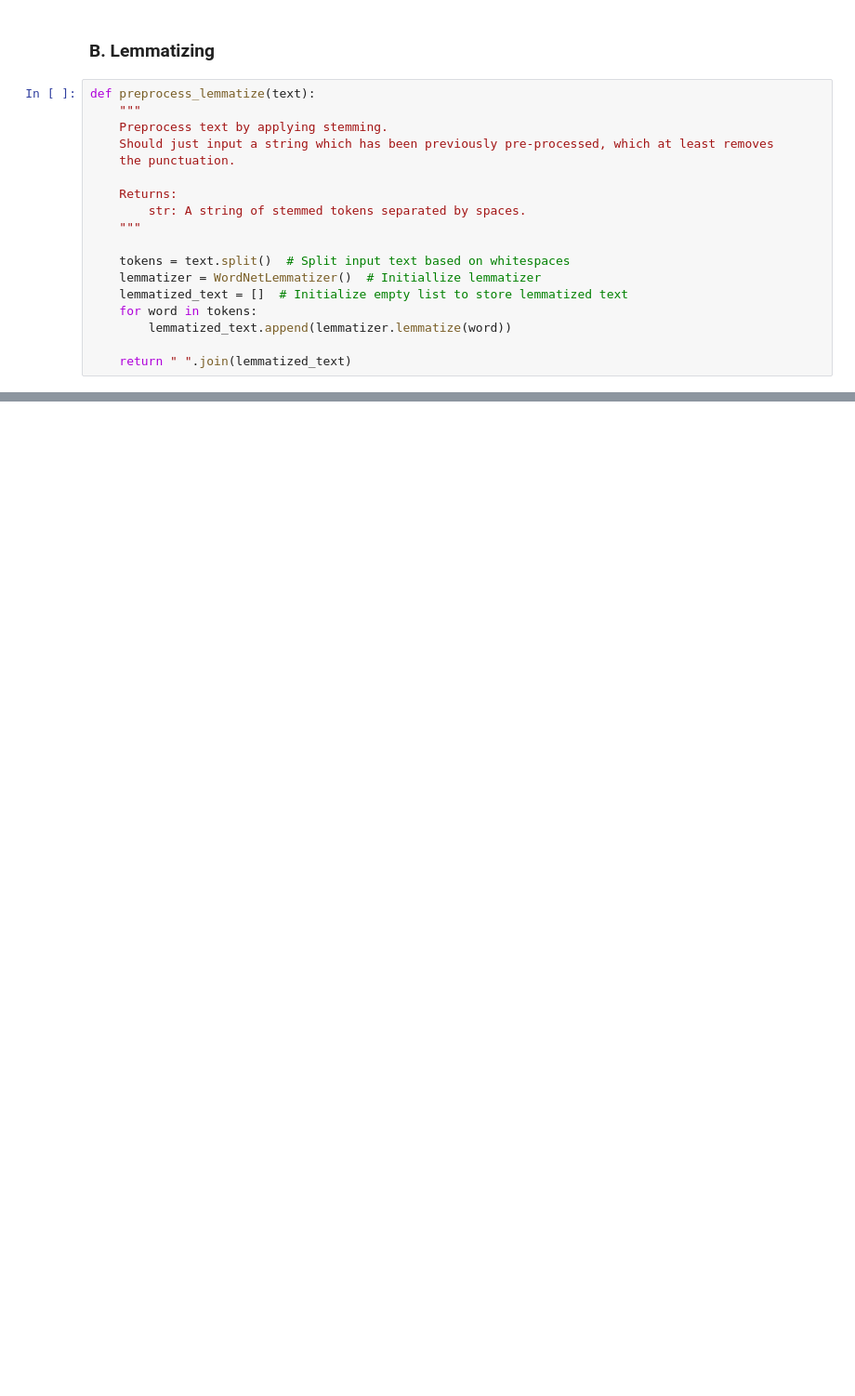
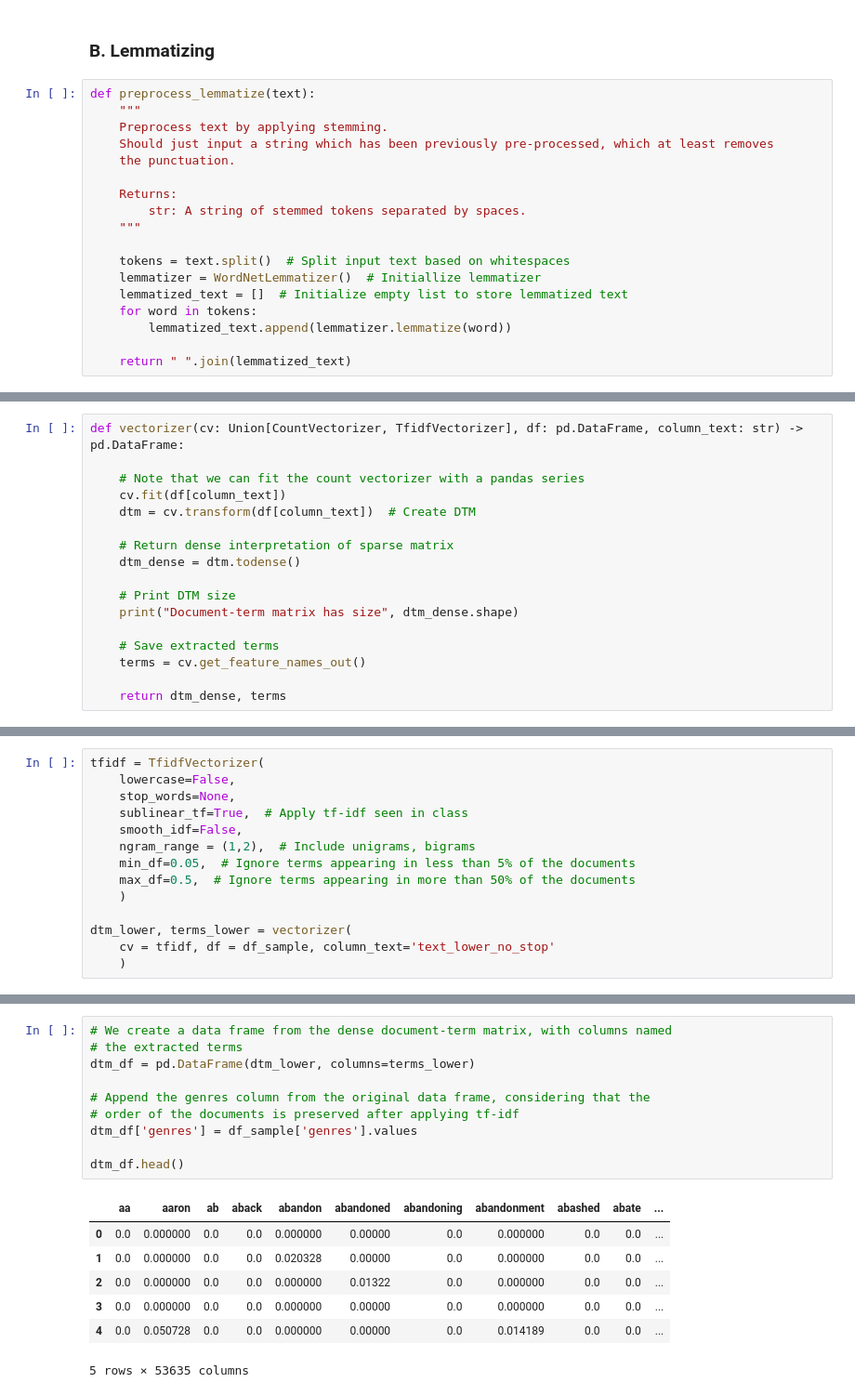
Before and after one commit to pablo-fdz/ITM_hw2, a Jupyter notebook: itm_project2_dictionary_creation.ipynb, the cells around one changed output, grey strips where cells are left out. Shown at 93% size. Drawn from its saved outputs; the diff is of its cells as text; blank space fills up the shorter version.

```diff
--- a/itm_project2_dictionary_creation.ipynb
+++ b/itm_project2_dictionary_creation.ipynb
@@ -723,0 +362,17 @@ Now, we could export the counts of the terms or the relative importance using *t
+# %%
+def vectorizer(cv: Union[CountVectorizer, TfidfVectorizer], df: pd.DataFrame, column_text: str) -> pd.DataFrame:
+
+    # Note that we can fit the count vectorizer with a pandas series
+    cv.fit(df[column_text])
+    dtm = cv.transform(df[column_text])  # Create DTM
+
+    # Return dense interpretation of sparse matrix
+    dtm_dense = dtm.todense()
+
+    # Print DTM size
+    print("Document-term matrix has size", dtm_dense.shape)
+
+    # Save extracted terms
+    terms = cv.get_feature_names_out()
+
+    return dtm_dense, terms
@@ -723,0 +386,14 @@ Now, we could export the counts of the terms or the relative importance using *t
+# %%
+tfidf = TfidfVectorizer(
+    lowercase=False,
+    stop_words=None,
+    sublinear_tf=True,  # Apply tf-idf seen in class
+    smooth_idf=False,
+    ngram_range = (1,2),  # Include unigrams, bigrams
+    min_df=0.05,  # Ignore terms appearing in less than 5% of the documents
+    max_df=0.5,  # Ignore terms appearing in more than 50% of the documents
+    )
+
+dtm_lower, terms_lower = vectorizer(
+    cv = tfidf, df = df_sample, column_text='text_lower_no_stop'
+    )
@@ -723,0 +464,18 @@ Now, we could export the counts of the terms or the relative importance using *t
+# %%
+# We create a data frame from the dense document-term matrix, with columns named
+# the extracted terms
+dtm_df = pd.DataFrame(dtm_lower, columns=terms_lower)
+
+# Append the genres column from the original data frame, considering that the
+# order of the documents is preserved after applying tf-idf
+dtm_df['genres'] = df_sample['genres'].values
+
+dtm_df.head()
+# %% [output]
+|  | aa | aaron | ab | aback | abandon | abandoned | abandoning | abandonment | abashed | abate | ... |
+| 0 | 0.0 | 0.000000 | 0.0 | 0.0 | 0.000000 | 0.00000 | 0.0 | 0.000000 | 0.0 | 0.0 | ... |
+| 1 | 0.0 | 0.000000 | 0.0 | 0.0 | 0.020328 | 0.00000 | 0.0 | 0.000000 | 0.0 | 0.0 | ... |
+| 2 | 0.0 | 0.000000 | 0.0 | 0.0 | 0.000000 | 0.01322 | 0.0 | 0.000000 | 0.0 | 0.0 | ... |
+| 3 | 0.0 | 0.000000 | 0.0 | 0.0 | 0.000000 | 0.00000 | 0.0 | 0.000000 | 0.0 | 0.0 | ... |
+| 4 | 0.0 | 0.050728 | 0.0 | 0.0 | 0.000000 | 0.00000 | 0.0 | 0.014189 | 0.0 | 0.0 | ... |
+5 rows × 53635 columns
```
Also changed, not shown: parts of 77 cells of this notebook.
